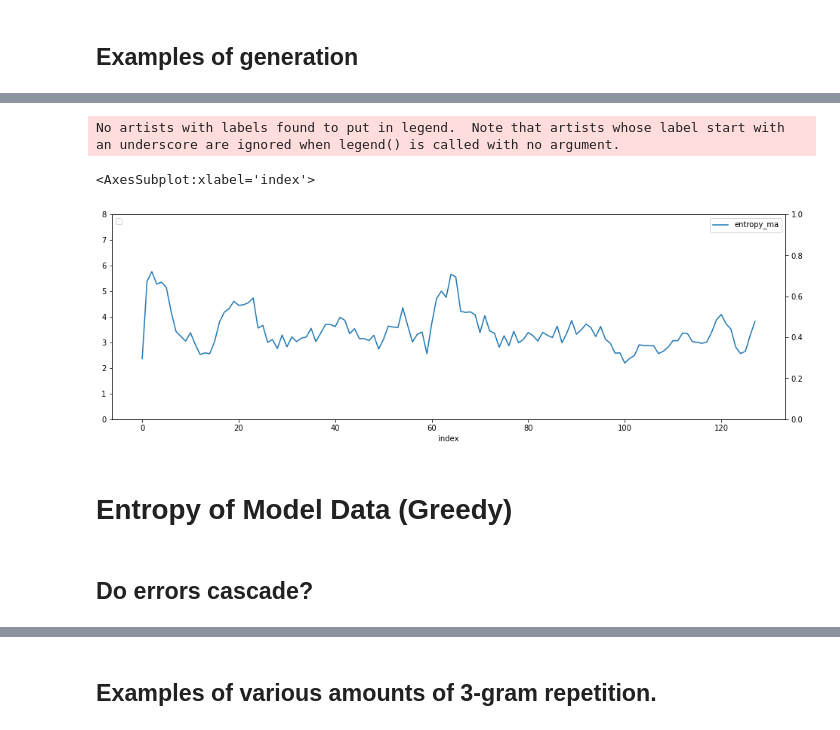
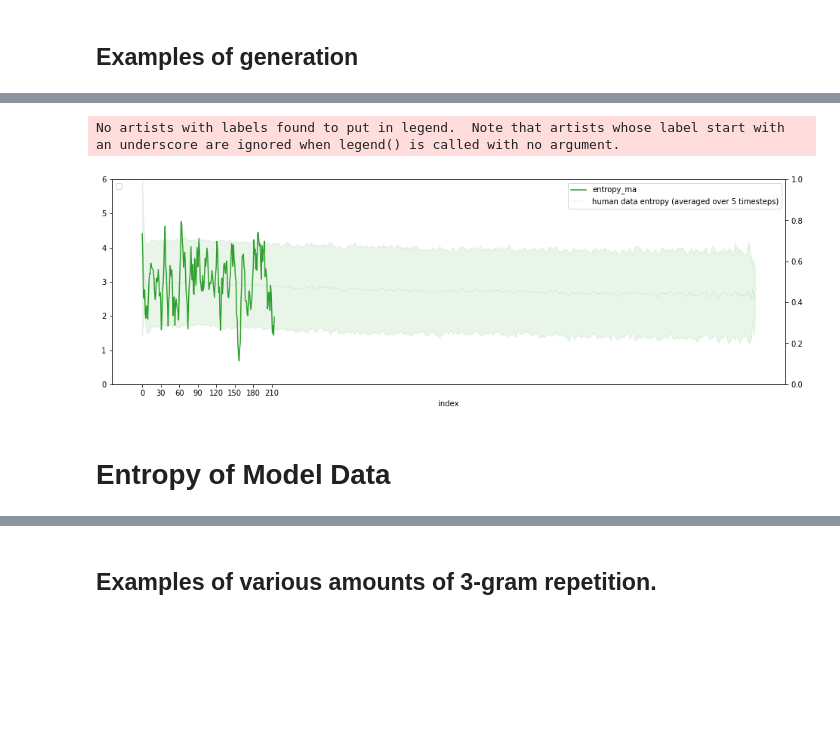
Before and after one commit to kushalarora/stable_entropy_hypothesis, a Jupyter notebook: text_completion/writing_prompts/finetuned_gpt2_prompt.ipynb, the cells around one changed output, grey strips where cells are left out. Cells and saved outputs as stored; diff of their text form; code cells hidden in the pictures; blank space fills up the shorter version.

```diff
--- a/text_completion/writing_prompts/finetuned_gpt2_prompt.ipynb
+++ b/text_completion/writing_prompts/finetuned_gpt2_prompt.ipynb
@@ -144,6 +166,6 @@ human_dataframe = parse_test_split(human_data_wiki103)
 # %%
-sample = human_dataframe.sample(1).iloc[0]
-print(sample.context)
+human_datapoint = human_dataframe.sample(1).iloc[0]
+print(human_datapoint.context)
 print()
-print(print_with_colors(sample.model_text,sample.lrep_idxs))
+print(print_sample(human_datapoint.context, human_datapoint.model_text))
 # %% [output]
@@ -153,9 +176,7 @@ the incident that Blythe found out that a security officer was actually pushing
 # %% [markdown]
 ## Compute Average entropy across sequences.
 # %%
-human_avg_entropy_pd, human_entropies = compute_average_across_sequences(human_dataframe, gpt2_model, column_prefix='human_generated',  max_len=100, num_seq=NUM_SEQ)
-human_avg_ma_entropy_pd, human_ma_entropies = compute_average_across_sequences(human_dataframe, gpt2_model, column_prefix='human_generated', width=5,  max_len=100, to_be_averaged='entropy_ma', num_seq=NUM_SEQ)
-
-# human_avg_dent_pd, human_dent = compute_average_across_sequences(human_dataframe, gpt2_model, column_prefix='human_generated',  max_len=100, num_seq=500,  to_be_averaged='dent', width=5)
+human_avg_entropy_pd, human_entropies = compute_average_across_sequences(human_dataframe, gpt2_model, tokenizer, column_prefix='human_generated',  max_len=MAX_LEN, num_seq=NUM_SEQ, cache=True)
+human_avg_ma_entropy_pd, human_ma_entropies = compute_average_across_sequences(human_dataframe, gpt2_model, tokenizer, column_prefix='human_generated', width=5,  max_len=MAX_LEN, to_be_averaged='entropy_ma', num_seq=NUM_SEQ, cache=True)
 # %%
 fig, ax = plt.subplots(figsize=(15, 8))
@@ -166,7 +187,2 @@ plot_avg_entropies_mean_std(human_ma_entropies, ax, 'human data entropy (average
 # %% [markdown]
 ## Examples of generation
-# %%
-human_datapoint =human_dataframe.sample(n=1)
-print(human_datapoint.context.item())
-print()
-print_sample(human_datapoint)
@@ -186,28 +189,21 @@ lpdh = pd.DataFrame(labeled_datapointh, columns=['index', 'token', 'is_rep', 'is
+# %%
+
+lpdh = process_datapoint(
+    model=gpt2_model, tokenizer=tokenizer, datapoint=human_datapoint, width=5, max_len=MAX_LEN,
+)
 # %%
 fig, ax = plt.subplots(figsize=(16, 5))
 ax2 = ax.twinx()
 # lpdh.plot.bar(x='index', y='is_lrep', ax=ax2, fill=True, rot='60')
 ax2.legend(loc=2)
-# lpdh.plot(x="index", y='entropy', ylim=(0,6), ax=ax)
 
-# lpdh.plot(x="index", y='entropy', ylim=(0,8), ax=ax)
-lpdh.plot(x="index", y='entropy_ma', ylim=(0,8), ax=ax)
-# lpdh.plot(x="index", y='probs', ylim=(0,1), ax=ax)
+# lpdh.plot(x="index", y='entropy', ylim=(0,8), ax=ax, color='darkgreen')
+lpdh.plot(x="index", y='entropy_ma', ylim=(0,5), ax=ax, color='tab:green')
+ax.set_xticks(np.arange(len(lpdh['index']), step=30))
 
-
-# lpdh.plot.bar( y='dent',  ylim=(-4,8), figsize=(16, 5), ax=ax, linestyle='dashed')
-# lpdh.plot.bar( y='ddent', ylim=(-2,8), figsize=(16, 5),  ax=ax, linestyle='-.')
-# lpdh.plot( y='dddent',  ylim=(-6,6),figsize=(16, 5),  ax=ax, linestyle='--')
-# ax.set_xticklabels(lpdh['token'])
-# ax.tick_params(axis='x', labelrotation=60)
-
-# ax.set_yticklabels(range(-6,6))
-# ax.set_xticklabels(lpdh['token'])
-
-# ax2.tick_params(axis='x', labelrotation=60)
+plot_avg_entropies_mean_std(human_ma_entropies, ax, 'human data entropy (averaged over 5 timesteps)', color='tab:green', std_dev=1.5, linewidth=0.1)
 # %% [output]
 No artists with labels found to put in legend.  Note that artists whose label start with an underscore are ignored when legend() is called with no argument.
-<AxesSubplot:xlabel='index'>
-[figure, old version]
+[figure, new version]
 # %% [markdown]
-# Entropy of Model Data (Greedy)
+# Entropy of Model Data
@@ -220,2 +209,0 @@ model_entropy_topk_dataframe = parse_world_log_metadatafile(gpt2_topk_generation
-# %% [markdown]
-## Do errors cascade?
```
Also changed, not shown: parts of 71 cells of this notebook, 10 other files.
